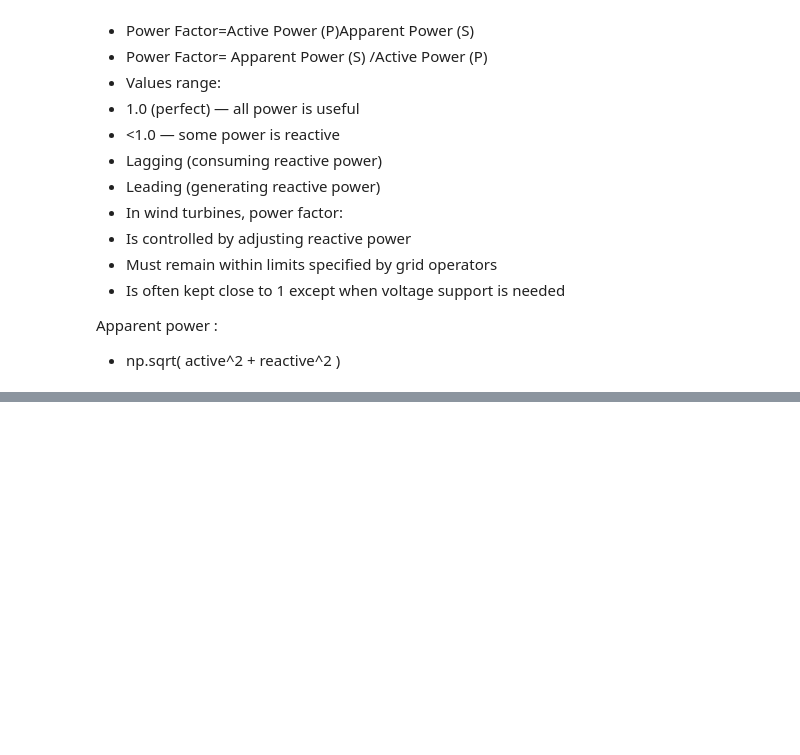
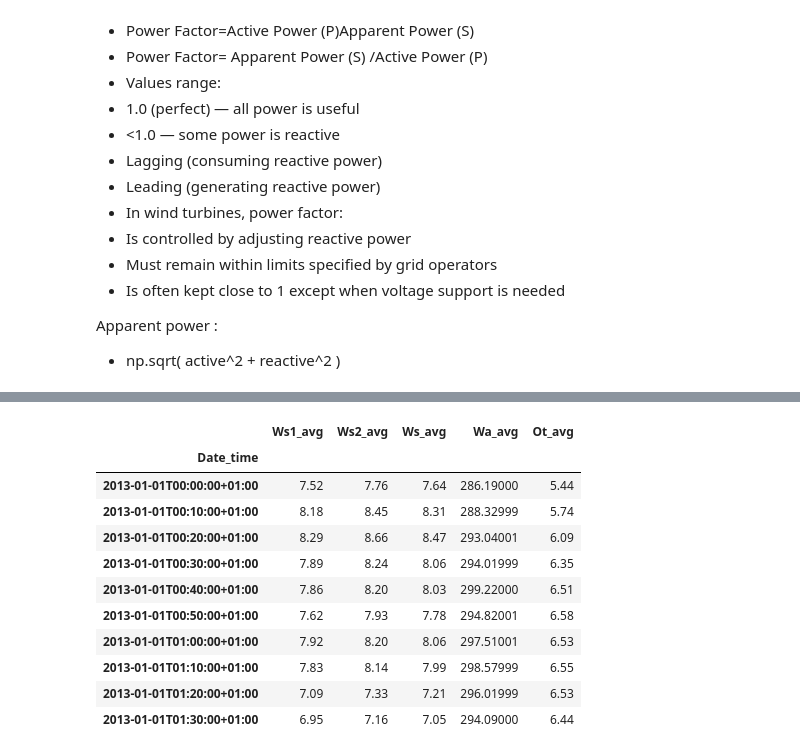
Before and after one commit to glopezcafaggi/engie_api, a Jupyter notebook: eda/first_eda.ipynb, the cells around one changed output, grey strips where cells are left out. Saved outputs shown, nothing was run; the diff lists cells and outputs as text; code cells hidden in the pictures; blank space fills up the shorter version.

```diff
--- a/eda/first_eda.ipynb
+++ b/eda/first_eda.ipynb
@@ -113,0 +267,15 @@ data_dict[0].head(1)
+# %%
+t0[var_turb_sens].head(10)
+# %% [output]
+|  | Ws1_avg | Ws2_avg | Ws_avg | Wa_avg | Ot_avg |
+| Date_time |  |  |  |  |  |
+| 2013-01-01T00:00:00+01:00 | 7.52 | 7.76 | 7.64 | 286.19000 | 5.44 |
+| 2013-01-01T00:10:00+01:00 | 8.18 | 8.45 | 8.31 | 288.32999 | 5.74 |
+| 2013-01-01T00:20:00+01:00 | 8.29 | 8.66 | 8.47 | 293.04001 | 6.09 |
+| 2013-01-01T00:30:00+01:00 | 7.89 | 8.24 | 8.06 | 294.01999 | 6.35 |
+| 2013-01-01T00:40:00+01:00 | 7.86 | 8.20 | 8.03 | 299.22000 | 6.51 |
+| 2013-01-01T00:50:00+01:00 | 7.62 | 7.93 | 7.78 | 294.82001 | 6.58 |
+| 2013-01-01T01:00:00+01:00 | 7.92 | 8.20 | 8.06 | 297.51001 | 6.53 |
+| 2013-01-01T01:10:00+01:00 | 7.83 | 8.14 | 7.99 | 298.57999 | 6.55 |
+| 2013-01-01T01:20:00+01:00 | 7.09 | 7.33 | 7.21 | 296.01999 | 6.53 |
+| 2013-01-01T01:30:00+01:00 | 6.95 | 7.16 | 7.05 | 294.09000 | 6.44 |
```
Also changed, not shown: parts of 22 cells of this notebook, 2 other files.
